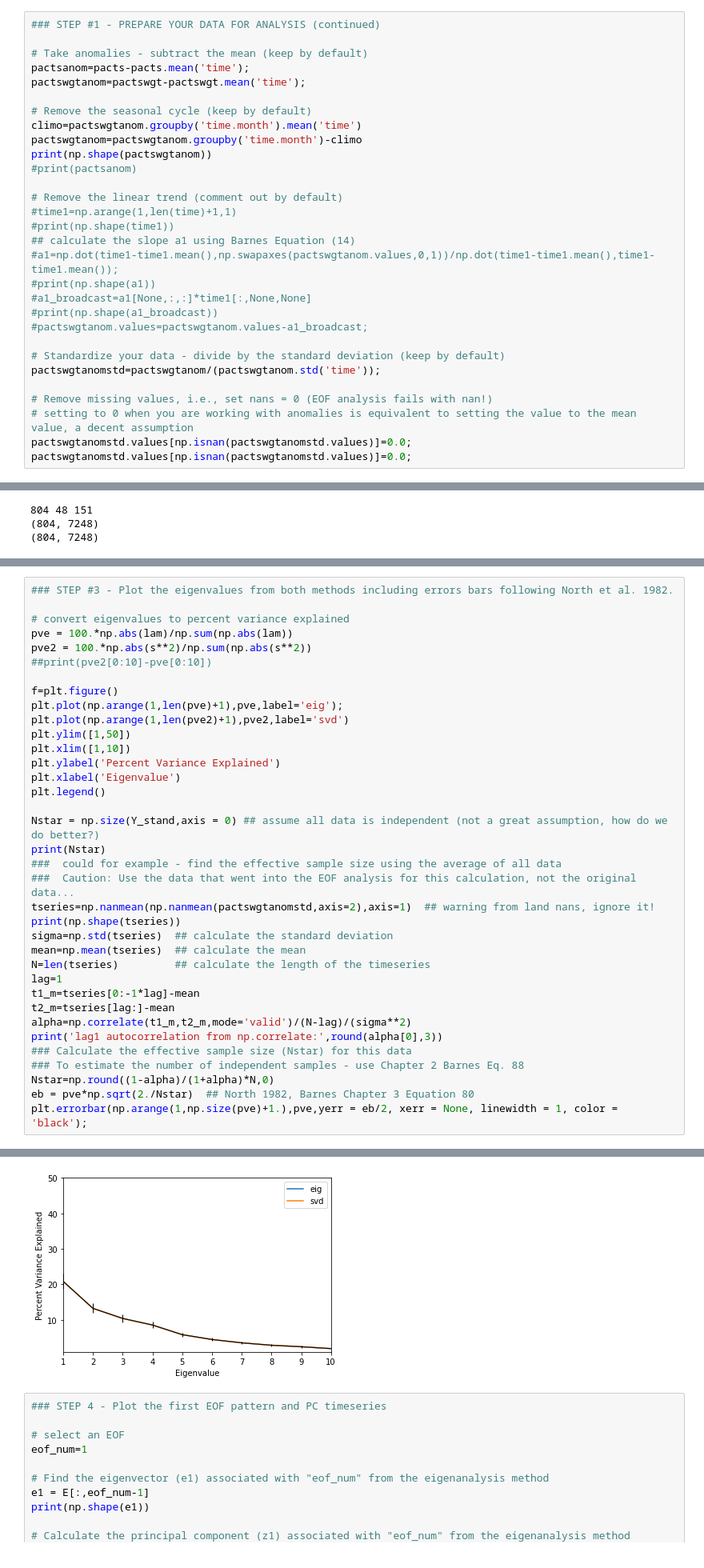
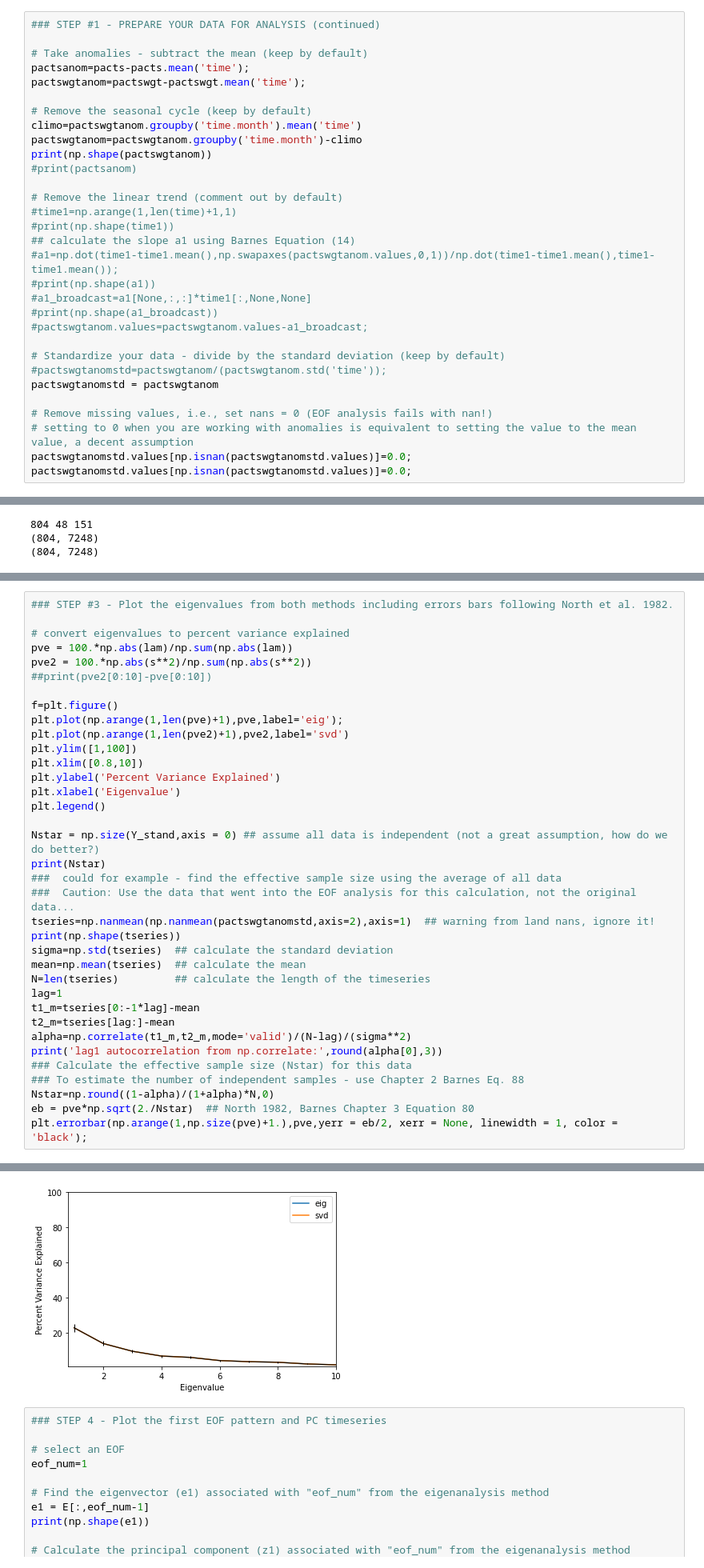
Before and after one commit to eguderian/ATOC5860_Spring2022, a Jupyter notebook: lab3/ATOC5860_applicationlab3_eof_analysis_cosineweighting_cartopy.ipynb, the cells around one changed output, grey strips where cells are left out. Shown: that part at 80% size. Saved outputs shown, nothing was run; the diff lists cells and outputs as text.

```diff
--- a/lab3/ATOC5860_applicationlab3_eof_analysis_cosineweighting_cartopy.ipynb
+++ b/lab3/ATOC5860_applicationlab3_eof_analysis_cosineweighting_cartopy.ipynb
@@ -165,7 +165,8 @@ print(np.shape(pactswgtanom))
 #pactswgtanom.values=pactswgtanom.values-a1_broadcast;
 
 # Standardize your data - divide by the standard deviation (keep by default)
-pactswgtanomstd=pactswgtanom/(pactswgtanom.std('time'));
+#pactswgtanomstd=pactswgtanom/(pactswgtanom.std('time'));
+pactswgtanomstd = pactswgtanom
 
 # Remove missing values, i.e., set nans = 0 (EOF analysis fails with nan!)
 # setting to 0 when you are working with anomalies is equivalent to setting the value to the mean value, a decent assumption
@@ -265,8 +266,8 @@ pve2 = 100.*np.abs(s**2)/np.sum(np.abs(s**2))
 f=plt.figure()
 plt.plot(np.arange(1,len(pve)+1),pve,label='eig');
 plt.plot(np.arange(1,len(pve2)+1),pve2,label='svd')
-plt.ylim([1,50])
-plt.xlim([1,10])
+plt.ylim([1,100])
+plt.xlim([0.8,10])
 plt.ylabel('Percent Variance Explained')
 plt.xlabel('Eigenvalue')
 plt.legend()
@@ -297,4 +298,4 @@ lag1 autocorrelation from np.correlate: 0.886
-[figure, old version]
+[figure, new version]
 # %%
 ### STEP 4 - Plot the first EOF pattern and PC timeseries
 
```
Also changed, not shown: parts of 9 cells of this notebook, 1 other file.
